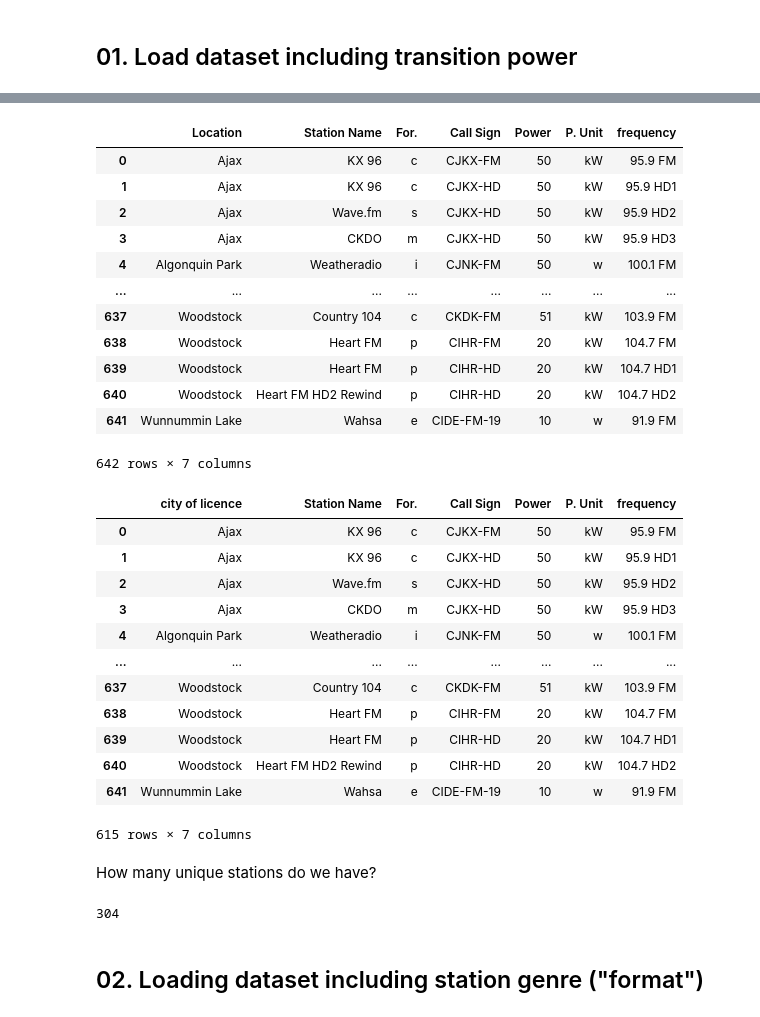
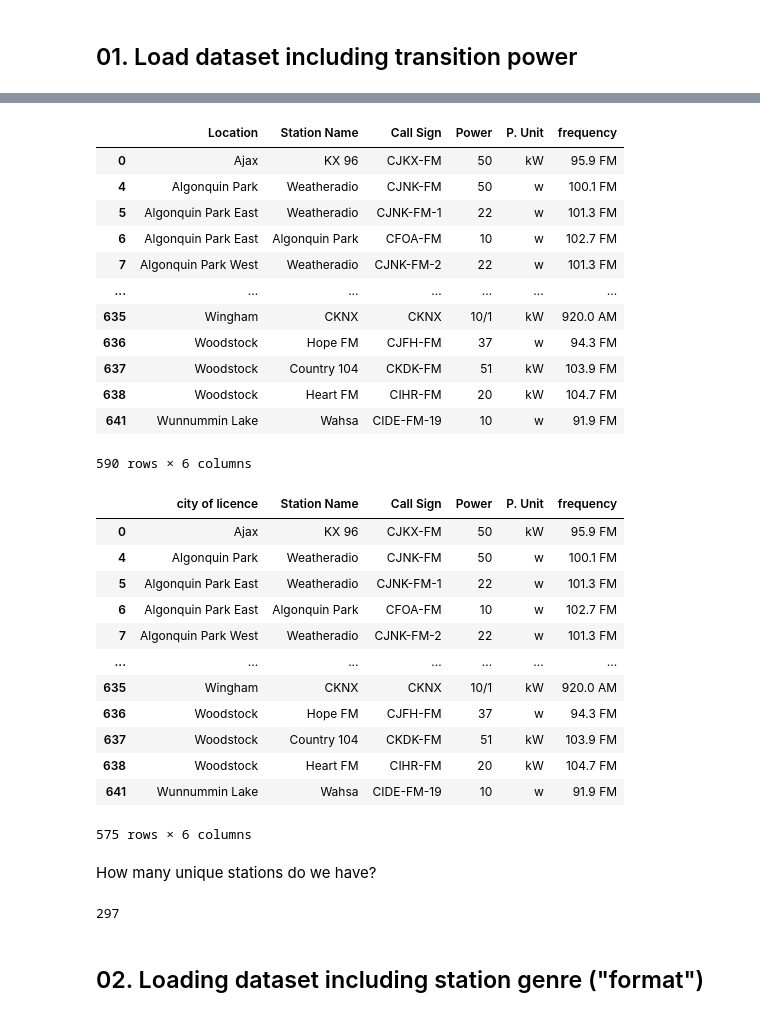
Before and after one commit to anfleury/radio-project-tbd, a Jupyter notebook: notebooks/Radio data EDA.ipynb, the cells around one changed output, grey strips where cells are left out. Cells and saved outputs as stored; diff of their text form; code cells hidden in the pictures.

```diff
--- a/notebooks/Radio data EDA.ipynb
+++ b/notebooks/Radio data EDA.ipynb
@@ -16,45 +28,47 @@ df = pd.read_csv(radio_dir / 'data/radio_list.csv')
+# %%
+df = df[df.Band.isin(['FM', 'AM'])]
 # %%
 df['frequency'] = df['Freq.'].astype(str) + ' ' + df.Band
-df.drop(['Freq.', 'Band'], axis = 1, inplace = True)
+df.drop(['Freq.', 'Band', 'For.'], axis = 1, inplace = True)
 df
 # %% [output]
-|  | Location | Station Name | For. | Call Sign | Power | P. Unit | frequency |
-| 0 | Ajax | KX 96 | c | CJKX-FM | 50 | kW | 95.9 FM |
-| 1 | Ajax | KX 96 | c | CJKX-HD | 50 | kW | 95.9 HD1 |
-| 2 | Ajax | Wave.fm | s | CJKX-HD | 50 | kW | 95.9 HD2 |
-| 3 | Ajax | CKDO | m | CJKX-HD | 50 | kW | 95.9 HD3 |
-| 4 | Algonquin Park | Weatheradio | i | CJNK-FM | 50 | w | 100.1 FM |
-| ... | ... | ... | ... | ... | ... | ... | ... |
-| 637 | Woodstock | Country 104 | c | CKDK-FM | 51 | kW | 103.9 FM |
-| 638 | Woodstock | Heart FM | p | CIHR-FM | 20 | kW | 104.7 FM |
-| 639 | Woodstock | Heart FM | p | CIHR-HD | 20 | kW | 104.7 HD1 |
-| 640 | Woodstock | Heart FM HD2 Rewind | p | CIHR-HD | 20 | kW | 104.7 HD2 |
-| 641 | Wunnummin Lake | Wahsa | e | CIDE-FM-19 | 10 | w | 91.9 FM |
+|  | Location | Station Name | Call Sign | Power | P. Unit | frequency |
+| 0 | Ajax | KX 96 | CJKX-FM | 50 | kW | 95.9 FM |
+| 4 | Algonquin Park | Weatheradio | CJNK-FM | 50 | w | 100.1 FM |
+| 5 | Algonquin Park East | Weatheradio | CJNK-FM-1 | 22 | w | 101.3 FM |
+| 6 | Algonquin Park East | Algonquin Park | CFOA-FM | 10 | w | 102.7 FM |
+| 7 | Algonquin Park West | Weatheradio | CJNK-FM-2 | 22 | w | 101.3 FM |
+| ... | ... | ... | ... | ... | ... | ... |
+| 635 | Wingham | CKNX | CKNX | 10/1 | kW | 920.0 AM |
+| 636 | Woodstock | Hope FM | CJFH-FM | 37 | w | 94.3 FM |
+| 637 | Woodstock | Country 104 | CKDK-FM | 51 | kW | 103.9 FM |
+| 638 | Woodstock | Heart FM | CIHR-FM | 20 | kW | 104.7 FM |
+| 641 | Wunnummin Lake | Wahsa | CIDE-FM-19 | 10 | w | 91.9 FM |
-642 rows × 7 columns
+590 rows × 6 columns
 # %%
 df = df.rename(columns = {'Location': 'city of licence', 'Freq.': 'frequency'})
 # %%
 df.dropna()
 # %% [output]
-|  | city of licence | Station Name | For. | Call Sign | Power | P. Unit | frequency |
-| 0 | Ajax | KX 96 | c | CJKX-FM | 50 | kW | 95.9 FM |
-| 1 | Ajax | KX 96 | c | CJKX-HD | 50 | kW | 95.9 HD1 |
-| 2 | Ajax | Wave.fm | s | CJKX-HD | 50 | kW | 95.9 HD2 |
-| 3 | Ajax | CKDO | m | CJKX-HD | 50 | kW | 95.9 HD3 |
-| 4 | Algonquin Park | Weatheradio | i | CJNK-FM | 50 | w | 100.1 FM |
-| ... | ... | ... | ... | ... | ... | ... | ... |
-| 637 | Woodstock | Country 104 | c | CKDK-FM | 51 | kW | 103.9 FM |
-| 638 | Woodstock | Heart FM | p | CIHR-FM | 20 | kW | 104.7 FM |
-| 639 | Woodstock | Heart FM | p | CIHR-HD | 20 | kW | 104.7 HD1 |
-| 640 | Woodstock | Heart FM HD2 Rewind | p | CIHR-HD | 20 | kW | 104.7 HD2 |
-| 641 | Wunnummin Lake | Wahsa | e | CIDE-FM-19 | 10 | w | 91.9 FM |
+|  | city of licence | Station Name | Call Sign | Power | P. Unit | frequency |
+| 0 | Ajax | KX 96 | CJKX-FM | 50 | kW | 95.9 FM |
+| 4 | Algonquin Park | Weatheradio | CJNK-FM | 50 | w | 100.1 FM |
+| 5 | Algonquin Park East | Weatheradio | CJNK-FM-1 | 22 | w | 101.3 FM |
+| 6 | Algonquin Park East | Algonquin Park | CFOA-FM | 10 | w | 102.7 FM |
+| 7 | Algonquin Park West | Weatheradio | CJNK-FM-2 | 22 | w | 101.3 FM |
+| ... | ... | ... | ... | ... | ... | ... |
+| 635 | Wingham | CKNX | CKNX | 10/1 | kW | 920.0 AM |
+| 636 | Woodstock | Hope FM | CJFH-FM | 37 | w | 94.3 FM |
+| 637 | Woodstock | Country 104 | CKDK-FM | 51 | kW | 103.9 FM |
+| 638 | Woodstock | Heart FM | CIHR-FM | 20 | kW | 104.7 FM |
+| 641 | Wunnummin Lake | Wahsa | CIDE-FM-19 | 10 | w | 91.9 FM |
-615 rows × 7 columns
+575 rows × 6 columns
 # %% [markdown]
 How many unique stations do we have?
 # %%
 df['Station Name'].nunique()
 # %% [output]
-304
+297
 # %% [markdown]
 ## 02. Loading dataset including station genre ("format")
 # %%
```
Also changed, not shown: parts of 14 cells of this notebook, 2 other files.
